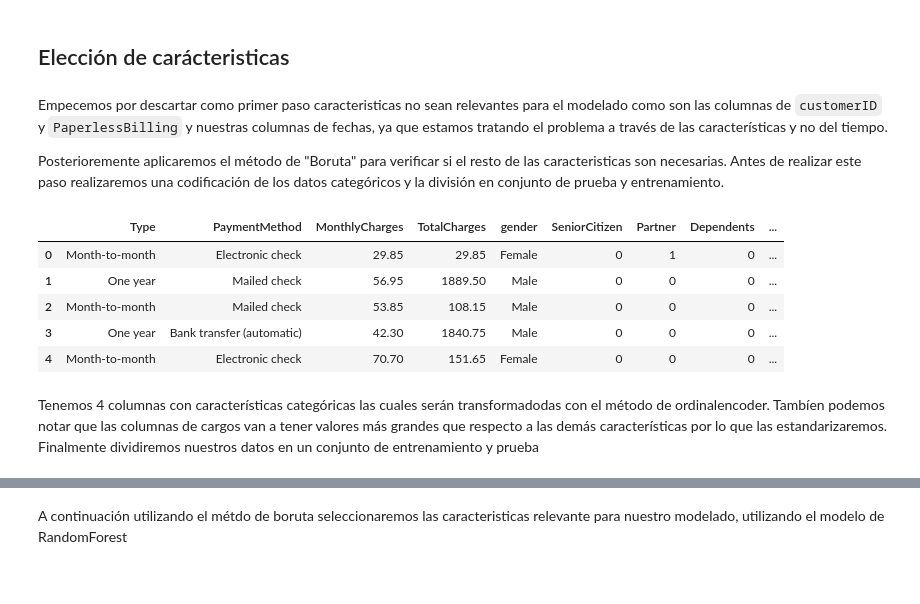
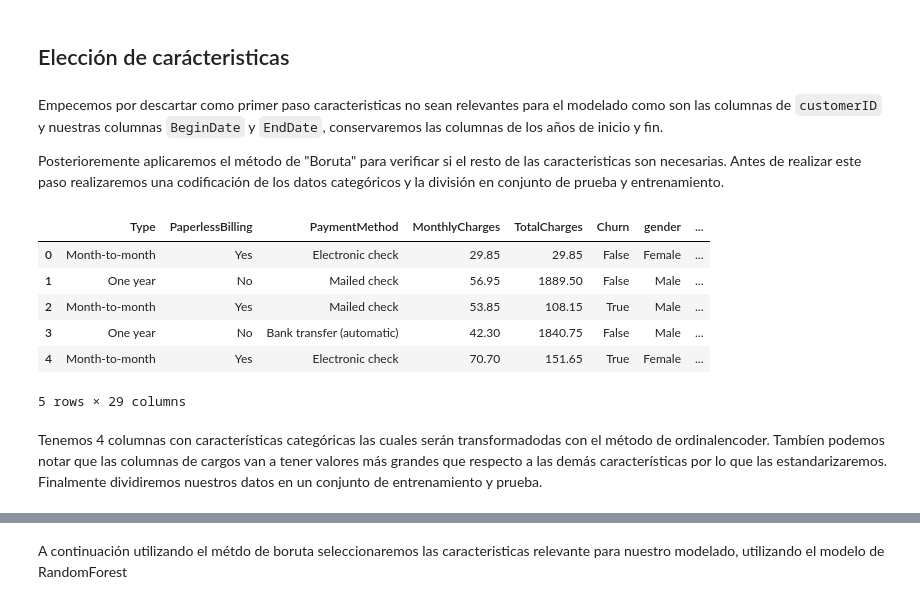
Before and after one commit to jFcomb/ML-churn-predictor, a Jupyter notebook: Interconect_Churn.ipynb, the cells around one changed output, grey strips where cells are left out. Drawn from its saved outputs; the diff is of its cells as text; code cells hidden in the pictures.

```diff
--- a/Interconect_Churn.ipynb
+++ b/Interconect_Churn.ipynb
@@ -503,7 +613,0 @@ Crearemos otra columna llamada `ExitedDate` donde guardaremos las fechas de las
-# %%
-# Cambio  a valores boleanos
-df['Exited']=df['EndDate'].transform(lambda x: 0 if x=='No' else  1)
-# Columna con fecha de terminación de contrato
-df['ExitedDate'] = df['EndDate'].transform(lambda x:np.nan if x=='No' else  x).astype('datetime64[ns]')
-# Visualización de cambio
-df[['Exited','ExitedDate']].head(5)
@@ -517,11 +613,0 @@ df[['Exited','ExitedDate']].head(5)
-# %%
-# Diccionario ocn valroes a cambiar
-values_dict = {'Yes': 1,
-        'No': 0
-        }
-
-# Realización de cambio
-df = df.replace(values_dict)
-
-# Visualización de tabla
-df.info()
@@ -548,4 +616,7 @@ Agruegaremos dos columnas más en donde tengamos el año de inicio y el año de
 # %%
 #Extracción de años
 df['BeginYear'] = df.BeginDate.dt.year
-df['EndYear'] = df.ExitedDate.dt.year
+df['EndYear'] = df.EndDate.dt.year
+
+# Verificación de tipo de datos
+df.dtypes
@@ -551,0 +643,5 @@ df['EndYear'] = df.ExitedDate.dt.year
+# %%
+for i in range(14,21):
+    df[df.columns[i]]=df.iloc[::,i].astype('bool')
+
+df.info()
@@ -738,21 +868,22 @@ En el año 2018 para el primer año casí una cuarta parte de los clientes inscr
 # %% [markdown]
 ## Elección de carácteristicas
 # %% [markdown]
-Empecemos por descartar como primer paso caracteristicas no sean relevantes para el modelado como son las columnas de  `customerID` y `PaperlessBilling` y nuestras columnas de fechas, ya que estamos tratando el problema a través de las características y no del tiempo.
+Empecemos por descartar como primer paso caracteristicas no sean relevantes para el modelado como son las columnas de  `customerID` y nuestras columnas `BeginDate` y `EndDate`, conservaremos las columnas de los años de inicio y fin.
 
 Posterioremente aplicaremos el método de "Boruta" para verificar si el resto de las caracteristicas son necesarias. Antes de realizar este paso realizaremos una codificación de los datos categóricos y la división en conjunto de prueba y entrenamiento.
 # %%
 # Eliminación de características
-df_model = df.drop(['customerID', 'PaperlessBilling', 'BeginDate', 'EndDate', 'BeginYear', 'EndYear','ExitedDate'],axis=1).copy()
+df_model = df.drop(['customerID', 'BeginDate', 'EndDate'],axis=1).copy()
 
 # Visualización
 df_model.head()
 # %% [output]
-|  | Type | PaymentMethod | MonthlyCharges | TotalCharges | gender | SeniorCitizen | Partner | Dependents | ... |
-| 0 | Month-to-month | Electronic check | 29.85 | 29.85 | Female | 0 | 1 | 0 | ... |
-| 1 | One year | Mailed check | 56.95 | 1889.50 | Male | 0 | 0 | 0 | ... |
-| 2 | Month-to-month | Mailed check | 53.85 | 108.15 | Male | 0 | 0 | 0 | ... |
-| 3 | One year | Bank transfer (automatic) | 42.30 | 1840.75 | Male | 0 | 0 | 0 | ... |
-| 4 | Month-to-month | Electronic check | 70.70 | 151.65 | Female | 0 | 0 | 0 | ... |
+|  | Type | PaperlessBilling | PaymentMethod | MonthlyCharges | TotalCharges | Churn | gender | ... |
+| 0 | Month-to-month | Yes | Electronic check | 29.85 | 29.85 | False | Female | ... |
+| 1 | One year | No | Mailed check | 56.95 | 1889.50 | False | Male | ... |
+| 2 | Month-to-month | Yes | Mailed check | 53.85 | 108.15 | True | Male | ... |
+| 3 | One year | No | Bank transfer (automatic) | 42.30 | 1840.75 | False | Male | ... |
+| 4 | Month-to-month | Yes | Electronic check | 70.70 | 151.65 | True | Female | ... |
+5 rows × 29 columns
 # %% [markdown]
-Tenemos 4 columnas con características categóricas las cuales serán transformadodas con el método de ordinalencoder. Tambíen podemos notar que las columnas de cargos van a tener valores más grandes que respecto a las demás características por lo que las estandarizaremos. Finalmente dividiremos nuestros datos en un conjunto de entrenamiento y prueba
+Tenemos 4 columnas con características categóricas las cuales serán transformadodas con el método de ordinalencoder. Tambíen podemos notar que las columnas de cargos van a tener valores más grandes que respecto a las demás características por lo que las estandarizaremos. Finalmente dividiremos nuestros datos en un conjunto de entrenamiento y prueba.
```
Also changed, not shown: parts of 76 cells of this notebook.
